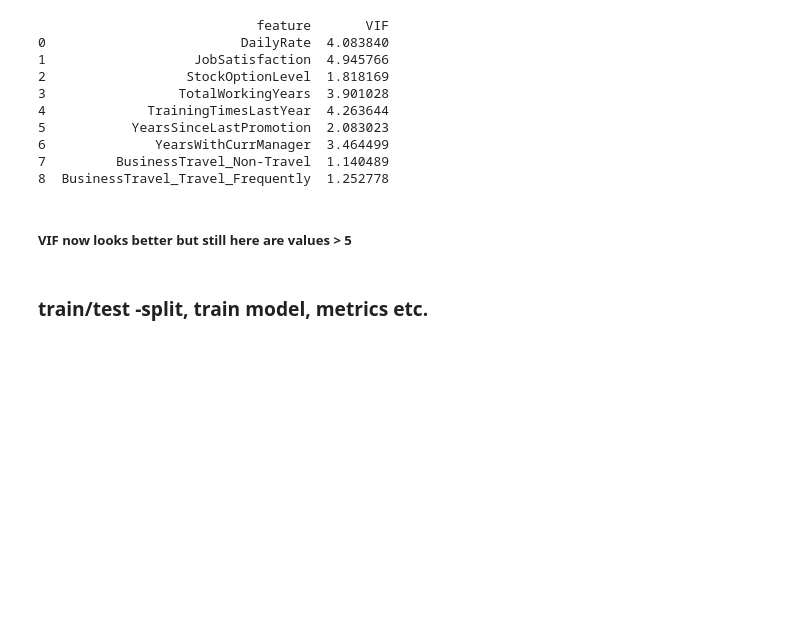
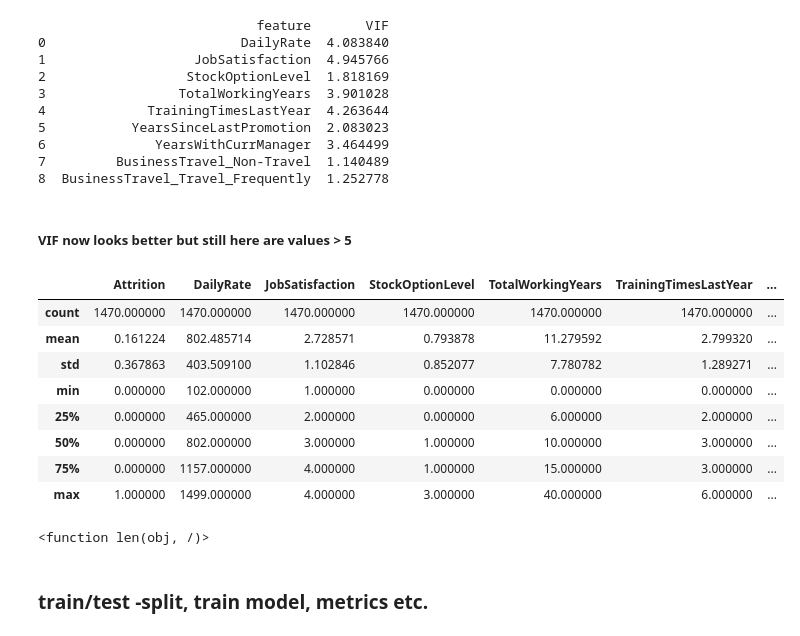
Before and after one commit to RovSveta/Introduction_to-_Machine_Learning_Methods-, a Jupyter notebook: Exercise_project_3/Copy_Exercisw_project_2_logistic_regression_model_1.ipynb, the cells around one changed output. Cells and saved outputs as stored; diff of their text form; code cells hidden in the pictures; blank space fills up the shorter version.

```diff
--- a/Exercise_project_3/Copy_Exercisw_project_2_logistic_regression_model_1.ipynb
+++ b/Exercise_project_3/Copy_Exercisw_project_2_logistic_regression_model_1.ipynb
@@ -434,6 +446,22 @@ print(vif_data)
 8  BusinessTravel_Travel_Frequently  1.252778
 # %% [markdown]
 ##### VIF now looks better but still here are values > 5
+# %%
+df.describe()
+# %% [output]
+|  | Attrition | DailyRate | JobSatisfaction | StockOptionLevel | TotalWorkingYears | TrainingTimesLastYear | ... |
+| count | 1470.000000 | 1470.000000 | 1470.000000 | 1470.000000 | 1470.000000 | 1470.000000 | ... |
+| mean | 0.161224 | 802.485714 | 2.728571 | 0.793878 | 11.279592 | 2.799320 | ... |
+| std | 0.367863 | 403.509100 | 1.102846 | 0.852077 | 7.780782 | 1.289271 | ... |
+| min | 0.000000 | 102.000000 | 1.000000 | 0.000000 | 0.000000 | 0.000000 | ... |
+| 25% | 0.000000 | 465.000000 | 2.000000 | 0.000000 | 6.000000 | 2.000000 | ... |
+| 50% | 0.000000 | 802.000000 | 3.000000 | 1.000000 | 10.000000 | 3.000000 | ... |
+| 75% | 0.000000 | 1157.000000 | 4.000000 | 1.000000 | 15.000000 | 3.000000 | ... |
+| max | 1.000000 | 1499.000000 | 4.000000 | 3.000000 | 40.000000 | 6.000000 | ... |
+# %%
+len
+# %% [output]
+<function len(obj, /)>
 # %% [markdown]
 ### train/test -split, train model, metrics etc.
 # %%
```
Also changed, not shown: parts of 5 cells of this notebook, 3 other files.
